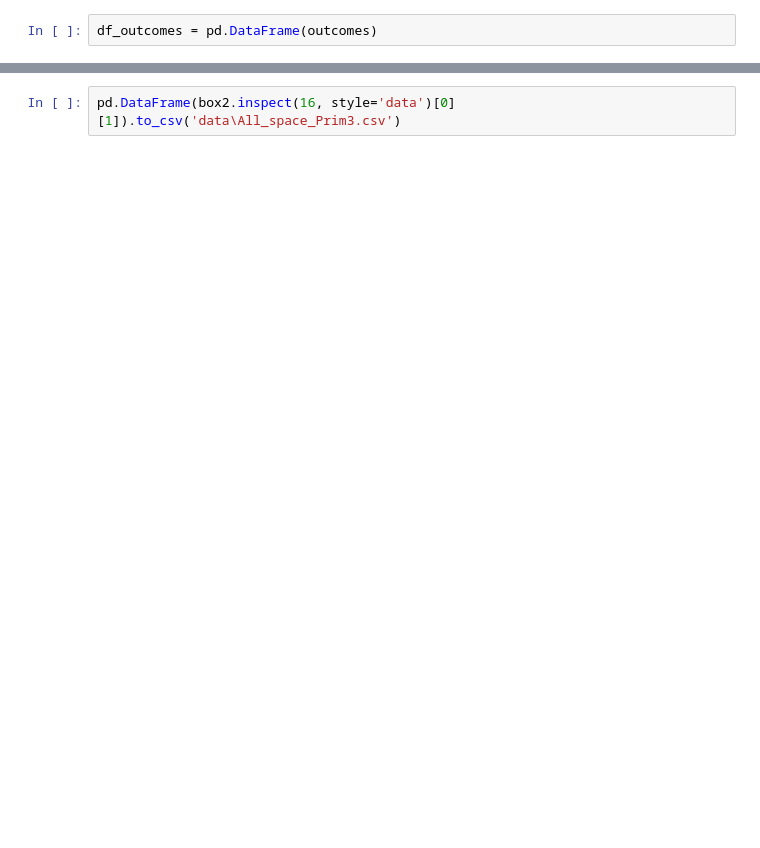
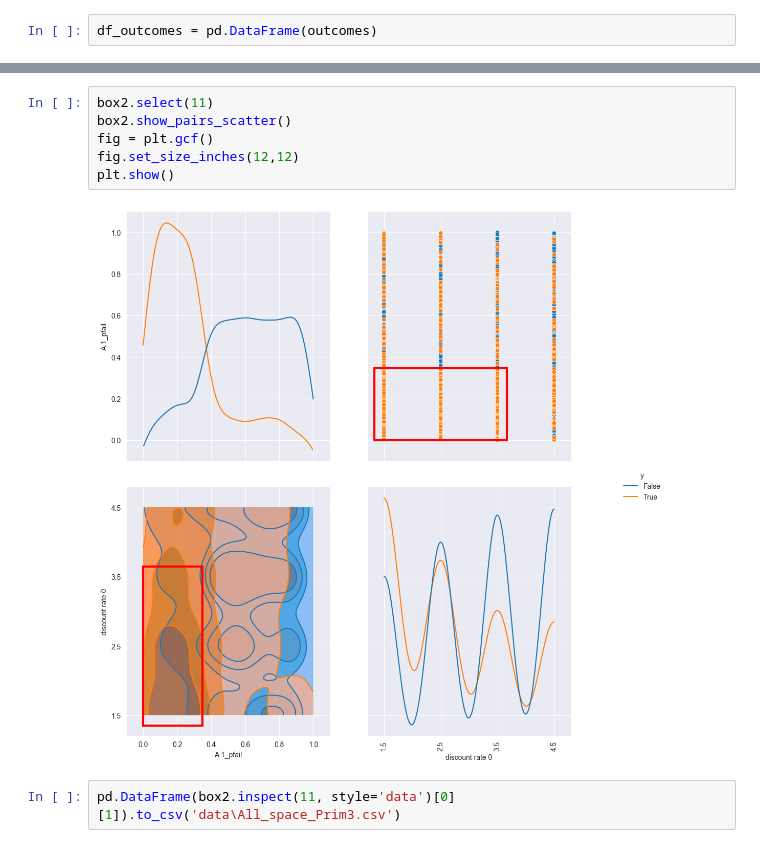
Before and after one commit to roesel1/EPA141A---MD, a Jupyter notebook: final assignment/PRIM (MORDM).ipynb, the cells around one changed output, grey strips where cells are left out. Cells and saved outputs as stored; diff of their text form; blank space fills up the shorter version.

```diff
--- a/final assignment/PRIM (MORDM).ipynb
+++ b/final assignment/PRIM (MORDM).ipynb
@@ -83,2 +131,10 @@ plt.show()
+# %%
+box2.select(11)
+box2.show_pairs_scatter()
+fig = plt.gcf()
+fig.set_size_inches(12,12)
+plt.show()
+# %% [output]
+[figure, added]
 # %%
-pd.DataFrame(box2.inspect(16, style='data')[0][1]).to_csv('data\All_space_Prim3.csv')
+pd.DataFrame(box2.inspect(11, style='data')[0][1]).to_csv('data\All_space_Prim3.csv')
```
Also changed, not shown: parts of 12 cells of this notebook, 4 other files.
